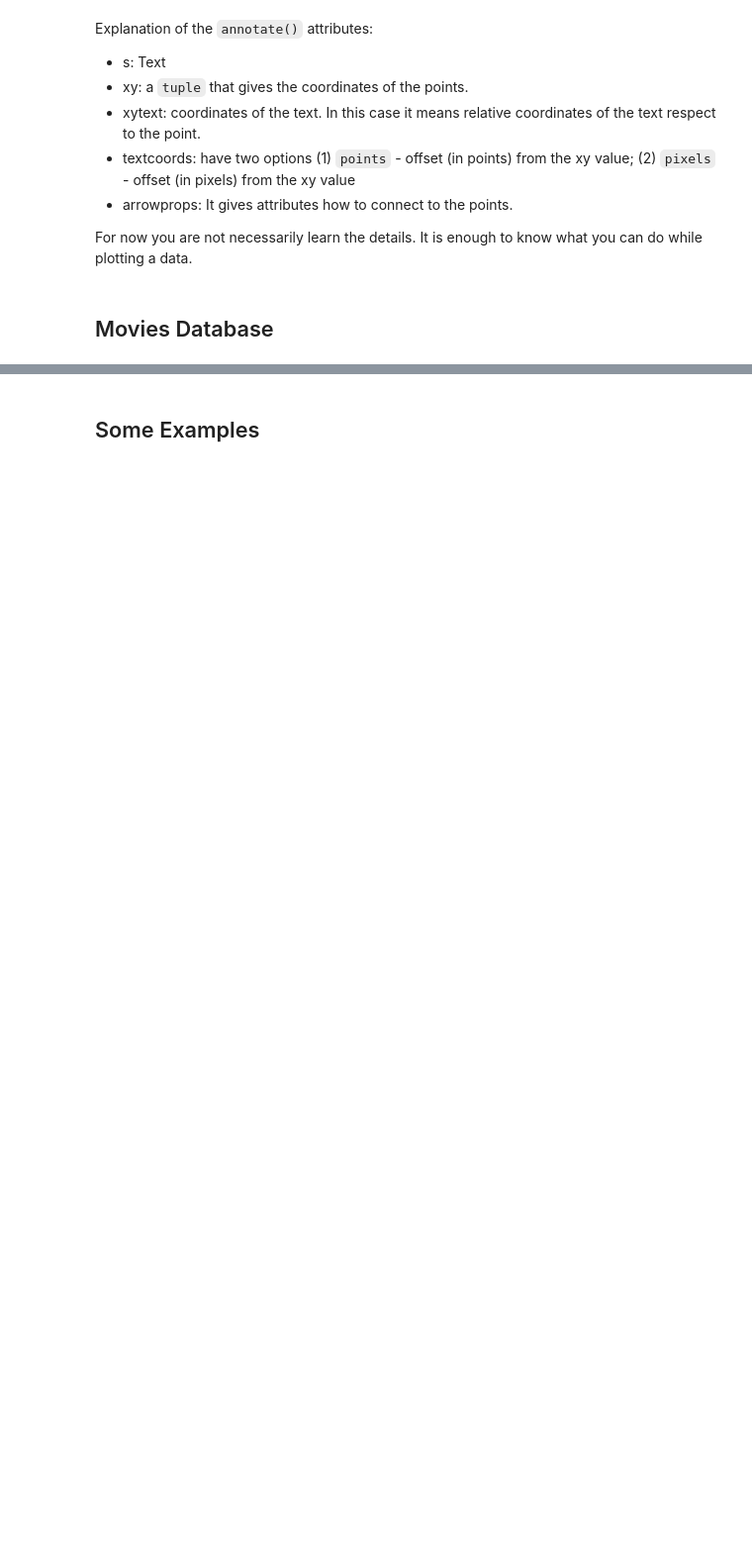
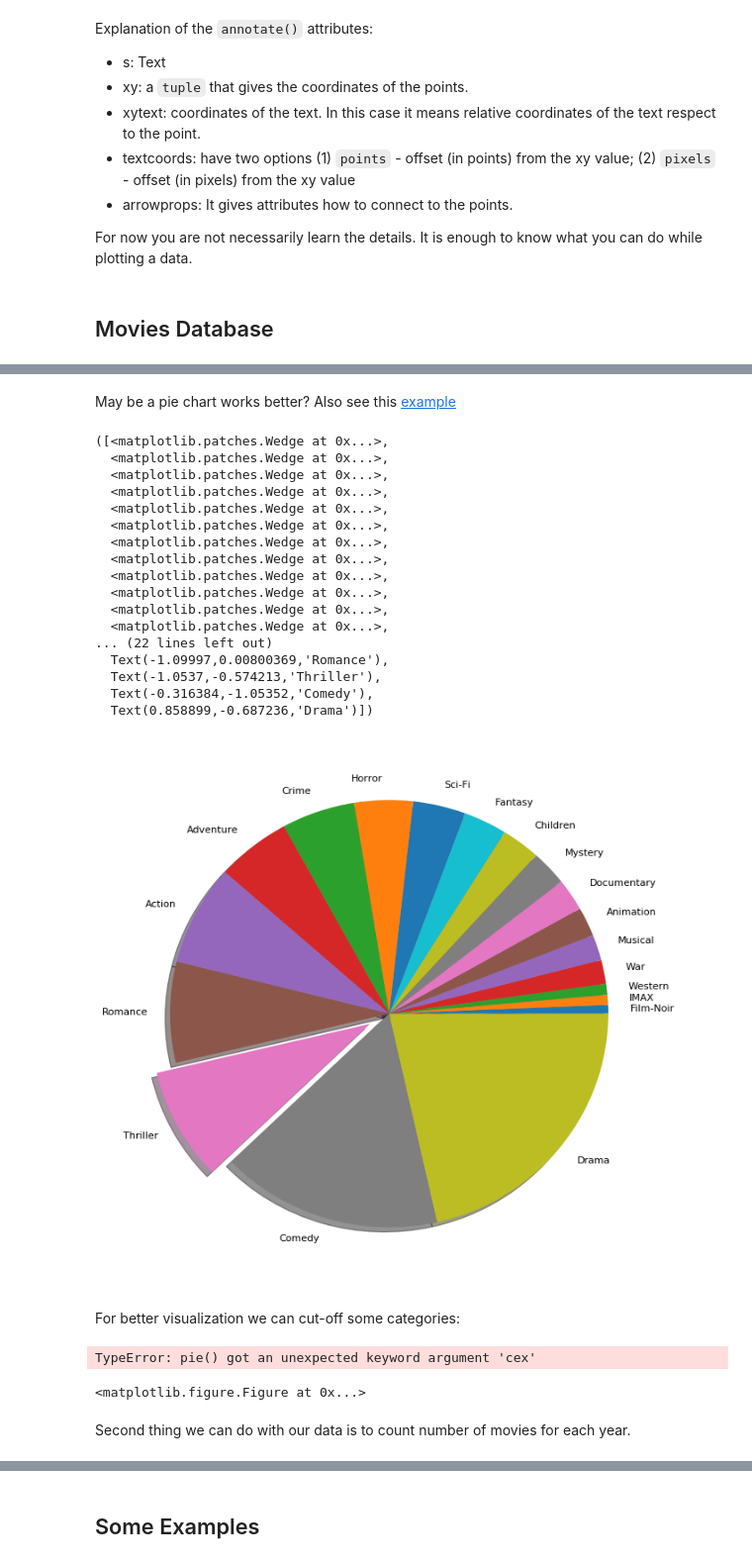
Before and after one commit to itueconomics/bil113e, a Jupyter notebook: notebooks/Data Visualization.ipynb, the cells around one changed output, grey strips where cells are left out. Shown at 99% size. Cells and saved outputs as stored; diff of their text form; code cells hidden in the pictures; blank space fills up the shorter version.

Commit message:
data

```diff
--- a/notebooks/Data Visualization.ipynb
+++ b/notebooks/Data Visualization.ipynb
@@ -192,0 +256,27 @@ For now you are not necessarily learn the details. It is enough to know what you
+# %% [markdown]
+May be a pie chart works better? Also see this [example](https://matplotlib.org/examples/pie_and_polar_charts/pie_demo_features.html)
+# %%
+plt.figure(figsize=(10,10), dpi=80)
+exp= [0] * 16 + [0.1] + [0] * 2
+plt.pie(cat, explode = exp, labels=cat.index,shadow=True)
+# %% [output]
+([<matplotlib.patches.Wedge at 0x...>,
+  <matplotlib.patches.Wedge at 0x...>,
+  <matplotlib.patches.Wedge at 0x...>,
+  <matplotlib.patches.Wedge at 0x...>,
+  <matplotlib.patches.Wedge at 0x...>,
+  <matplotlib.patches.Wedge at 0x...>,
+  <matplotlib.patches.Wedge at 0x...>,
+  <matplotlib.patches.Wedge at 0x...>,
+  <matplotlib.patches.Wedge at 0x...>,
+  <matplotlib.patches.Wedge at 0x...>,
+  <matplotlib.patches.Wedge at 0x...>,
+  <matplotlib.patches.Wedge at 0x...>,
+... (22 lines left out)
+  Text(-1.09997,0.00800369,'Romance'),
+  Text(-1.0537,-0.574213,'Thriller'),
+  Text(-0.316384,-1.05352,'Comedy'),
+  Text(0.858899,-0.687236,'Drama')])
+[figure, added]
+# %% [markdown]
+For better visualization we can cut-off some categories:
@@ -192,0 +285,8 @@ For now you are not necessarily learn the details. It is enough to know what you
+# %%
+plt.figure(figsize=(12,12), dpi=80)
+plt.pie(pop_cat, labels=pop_cat.index,shadow=True,cex=5)
+# %% [output]
+TypeError: pie() got an unexpected keyword argument 'cex'
+<matplotlib.figure.Figure at 0x...>
+# %% [markdown]
+Second thing we can do with our data is to count number of movies for each year.
```
Also changed, not shown: parts of 17 cells of this notebook, 3 other files.
